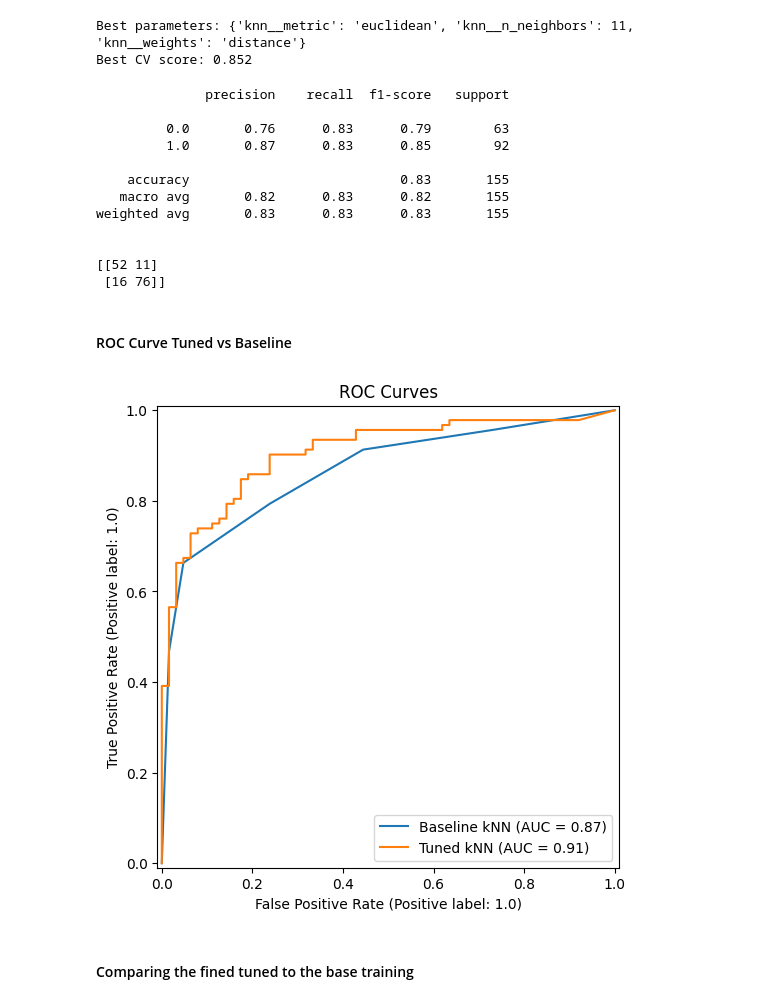
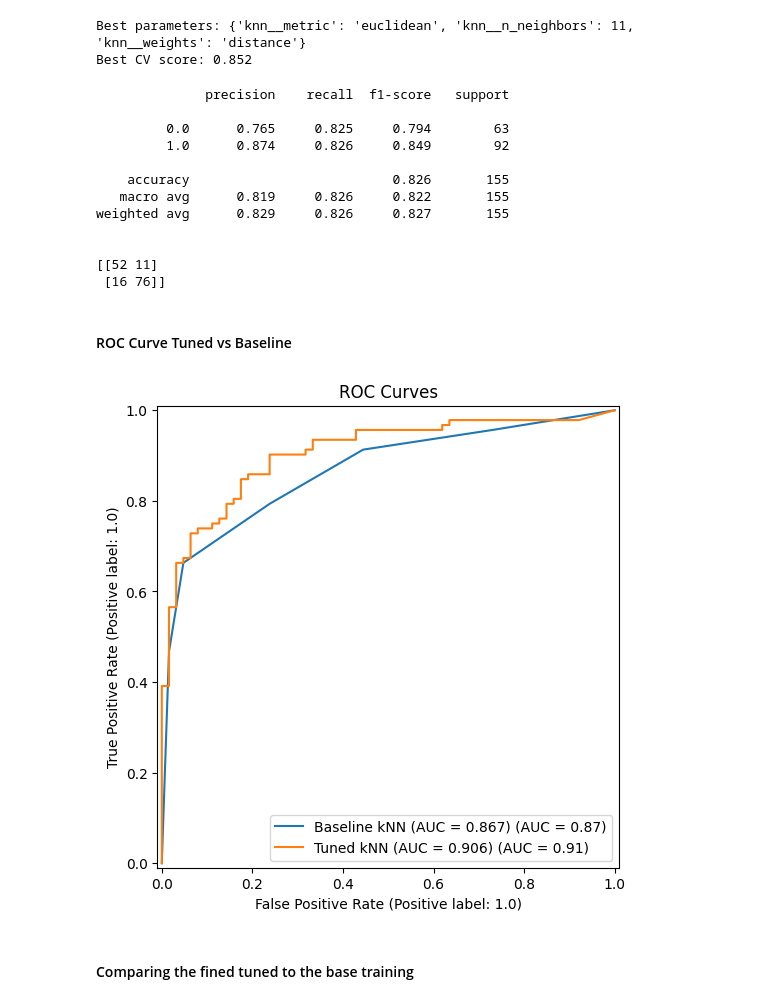
Before and after one commit to mathis-hasler/Data-Project-ML, a Jupyter notebook: Assignment_01/kNN_Classifier.ipynb, the cells around one changed output. Drawn from its saved outputs; the diff is of its cells as text; code cells hidden in the pictures.

```diff
--- a/Assignment_01/kNN_Classifier.ipynb
+++ b/Assignment_01/kNN_Classifier.ipynb
@@ -81,18 +81,18 @@ print(f"Best CV score: {round(grid_search.best_score_, 3)}")
 Best parameters: {'knn__metric': 'euclidean', 'knn__n_neighbors': 11, 'knn__weights': 'distance'}
 Best CV score: 0.852
 # %%
-print(classification_report(y_test, y_pred_tuned))
+print(classification_report(y_test, y_pred_tuned,digits=3))
 print()
 print(confusion_matrix(y_test, y_pred_tuned))
 # %% [output]
               precision    recall  f1-score   support
 
-         0.0       0.76      0.83      0.79        63
-         1.0       0.87      0.83      0.85        92
+         0.0      0.765     0.825     0.794        63
+         1.0      0.874     0.826     0.849        92
 
-    accuracy                           0.83       155
-   macro avg       0.82      0.83      0.82       155
-weighted avg       0.83      0.83      0.83       155
+    accuracy                          0.826       155
+   macro avg      0.819     0.826     0.822       155
+weighted avg      0.829     0.826     0.827       155
 
 
 [[52 11]
@@ -100,31 +100,42 @@ weighted avg       0.83      0.83      0.83       155
 # %% [markdown]
 #### ROC Curve Tuned vs Baseline
 # %%
-from sklearn.metrics import RocCurveDisplay
+from sklearn.metrics import RocCurveDisplay, roc_auc_score
 import matplotlib.pyplot as plt
+
+
+baseline_auc = roc_auc_score(
+    y_test,
+    pipe.predict_proba(X_test)[:, 1]
+)
+
+tuned_auc = roc_auc_score(
+    y_test,
+    grid_search.best_estimator_.predict_proba(X_test)[:, 1]
+)
 
 fig, ax = plt.subplots(figsize=(7,6))
 
 RocCurveDisplay.from_estimator(
     pipe,
     X_test,
     y_test,
     ax=ax,
-    name="Baseline kNN"
+    name=f"Baseline kNN (AUC = {baseline_auc:.3f})"
 )
 
 RocCurveDisplay.from_estimator(
     grid_search.best_estimator_,
     X_test,
     y_test,
     ax=ax,
-    name="Tuned kNN"
+    name=f"Tuned kNN (AUC = {tuned_auc:.3f})"
 )
 
 plt.title("ROC Curves")
 plt.show()
 # %% [output]
-[figure, old version]
+[figure, new version]
 # %% [markdown]
 #### Comparing the fined tuned to the base training
 # %%
```
Also changed, not shown: parts of 1 cell of this notebook, 3 other files.
